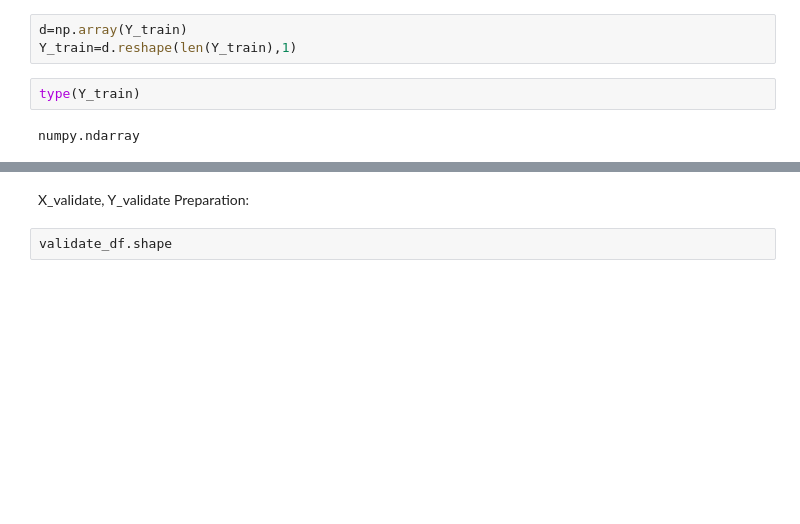
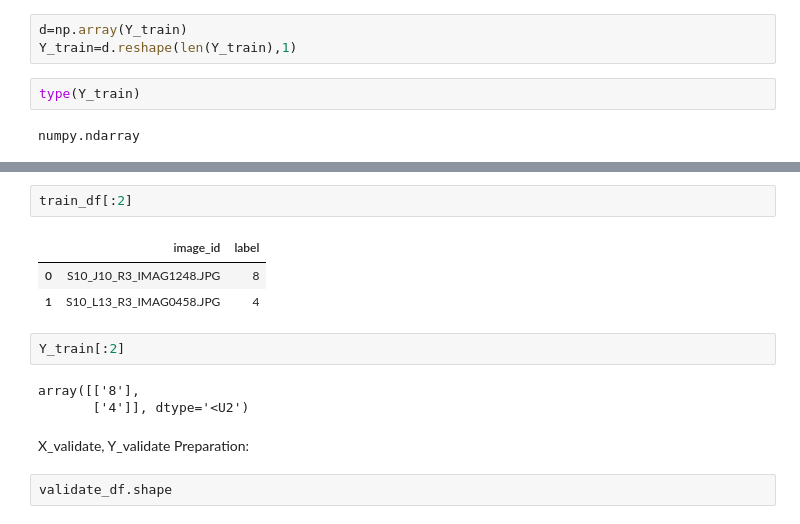
Before and after one commit to celinezhang2019/serengeti, a Jupyter notebook: Untitled.ipynb, the cells around one changed output, grey strips where cells are left out. Saved outputs shown, nothing was run; the diff lists cells and outputs as text; blank space fills up the shorter version.

```diff
--- a/Untitled.ipynb
+++ b/Untitled.ipynb
@@ -264,3 +324,14 @@ numpy.ndarray
+# %%
+train_df[:2]
+# %% [output]
+|  | image_id | label |
+| 0 | S10_J10_R3_IMAG1248.JPG | 8 |
+| 1 | S10_L13_R3_IMAG0458.JPG | 4 |
+# %%
+Y_train[:2]
+# %% [output]
+array([['8'],
+       ['4']], dtype='<U2')
 # %% [markdown]
 X_validate, Y_validate Preparation:
 # %%
```
Also changed, not shown: parts of 20 cells of this notebook.
